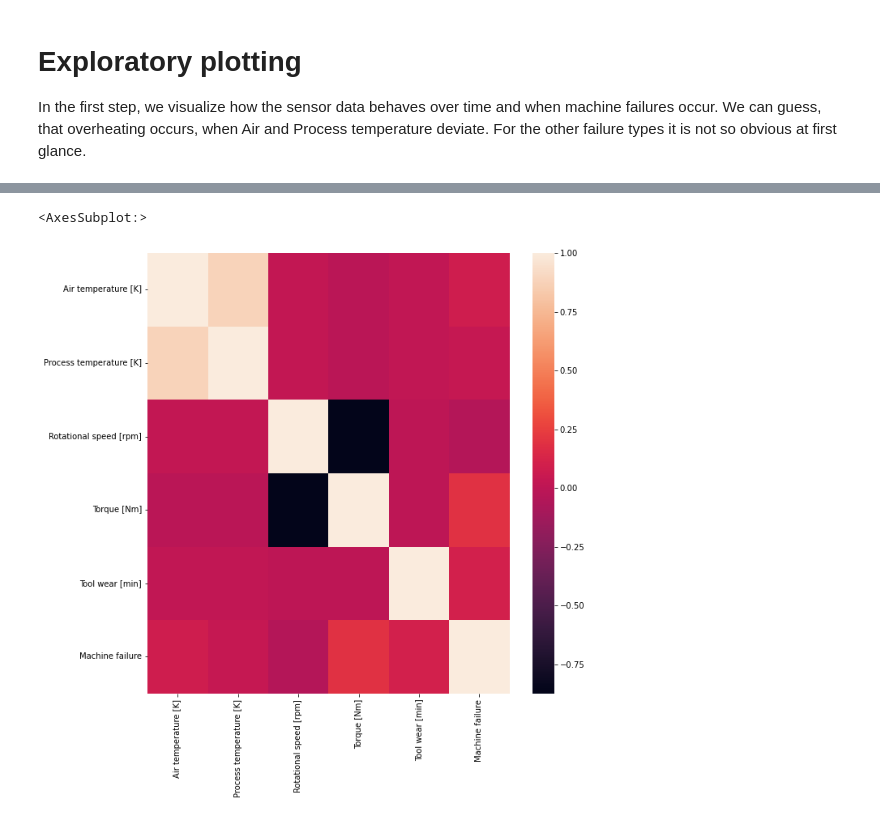
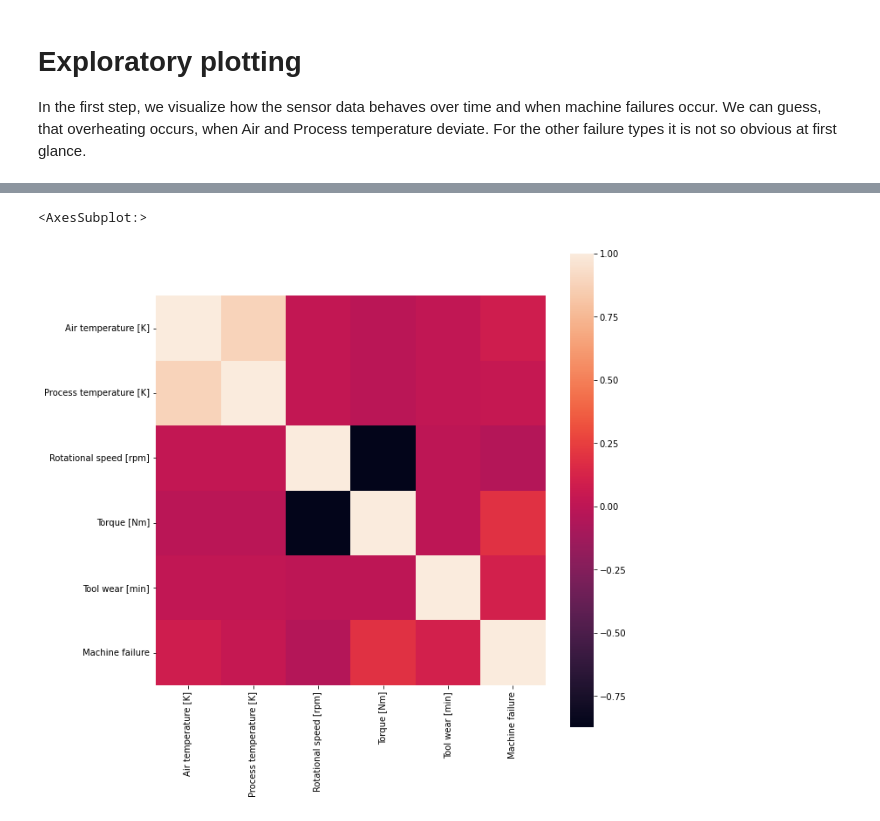
Before and after one commit to hfrechen/predictive_maintenance, a Jupyter notebook: notebooks/EDA.ipynb, the cells around one changed output, grey strips where cells are left out. Cells and saved outputs as stored; diff of their text form; code cells hidden in the pictures.

```diff
--- a/notebooks/EDA.ipynb
+++ b/notebooks/EDA.ipynb
@@ -177,6 +176,6 @@ sns.pairplot(df_plot)
 # %%
 plt.figure(figsize=(FIG_HEIGHT/72,FIG_HEIGHT/72))
-sns.heatmap(df_plot.corr())
+sns.heatmap(df_plot.corr(), square=True)
 # %% [output]
 <AxesSubplot:>
-[figure, old version]
+[figure, new version]
```
Also changed, not shown: parts of 10 cells of this notebook, 2 other files.
